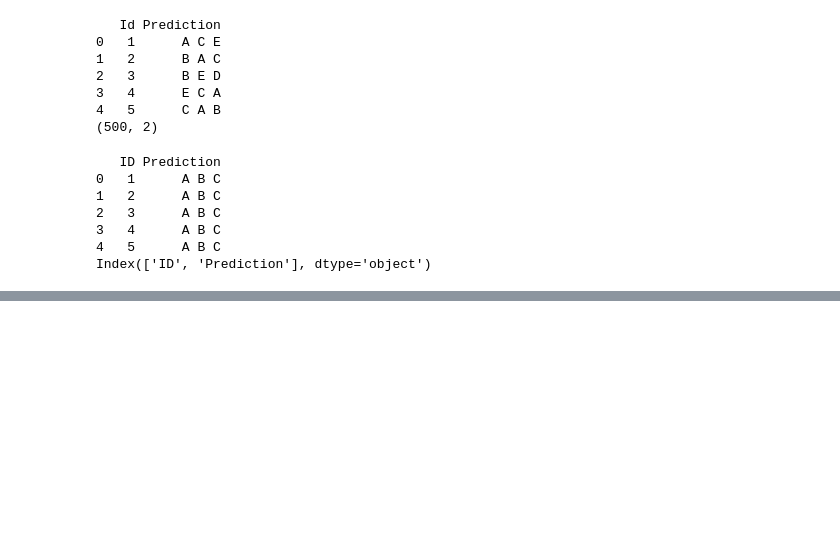
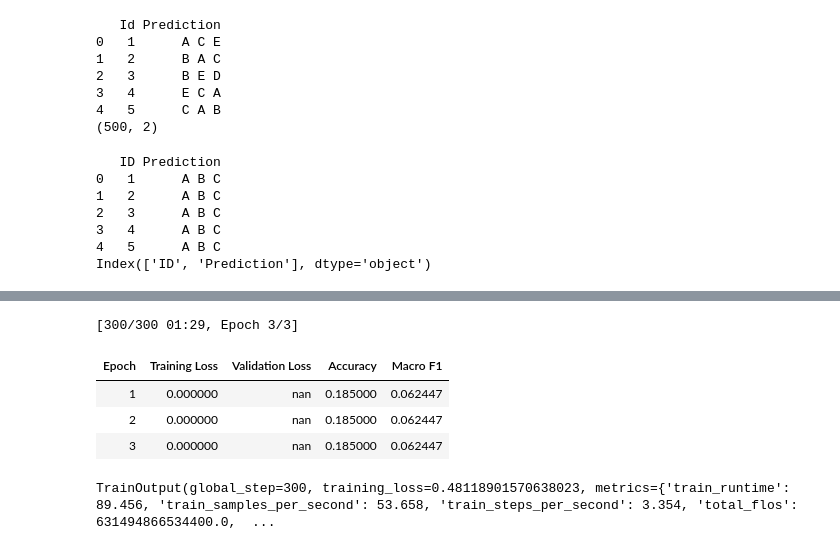
Before and after one commit to 22f3001807/dl-22f3001807-notebook-t22026, a Jupyter notebook: 22f3001807-notebook-2026t2.ipynb, the cells around one changed output, grey strips where cells are left out. Saved outputs shown, nothing was run; the diff lists cells and outputs as text; code cells hidden in the pictures; blank space fills up the shorter version.

```diff
--- a/22f3001807-notebook-2026t2.ipynb
+++ b/22f3001807-notebook-2026t2.ipynb
@@ -322,0 +390,49 @@ tokenized_train = train_ds.map(
+# %%
+training_args = TrainingArguments(
+
+    output_dir="./deberta",
+
+    learning_rate=2e-5,
+
+    per_device_train_batch_size=8,
+
+    per_device_eval_batch_size=8,
+
+    num_train_epochs=3,
+
+    weight_decay=0.01,
+
+    eval_strategy="epoch",
+
+    save_strategy="epoch",
+
+    load_best_model_at_end=True,
+
+    logging_steps=20,
+
+    fp16=False,
+    bf16=False,
+    report_to="none"
+)
+# %%
+trainer = Trainer(
+
+    model=model,
+
+    args=training_args,
+
+    train_dataset=train_ds,
+
+    eval_dataset=valid_ds,
+
+    compute_metrics=compute_metrics
+)
+# %%
+trainer.train()
+# %% [output]
+[300/300 01:29, Epoch 3/3]
+| Epoch | Training Loss | Validation Loss | Accuracy | Macro F1 |
+| 1 | 0.000000 | nan | 0.185000 | 0.062447 |
+| 2 | 0.000000 | nan | 0.185000 | 0.062447 |
+| 3 | 0.000000 | nan | 0.185000 | 0.062447 |
+TrainOutput(global_step=300, training_loss=0.48118901570638023, metrics={'train_runtime': 89.456, 'train_samples_per_second': 53.658, 'train_steps_per_second': 3.354, 'total_flos': 631494866534400.0,  ...
```
Also changed, not shown: parts of 19 cells of this notebook.
